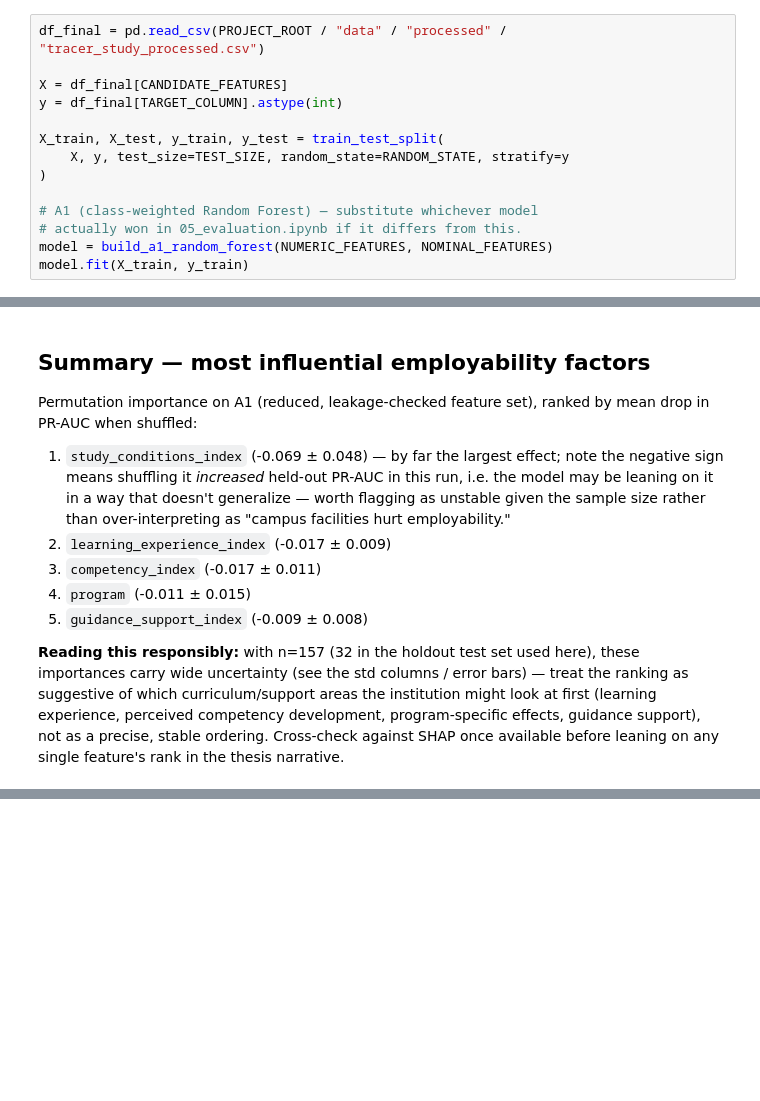
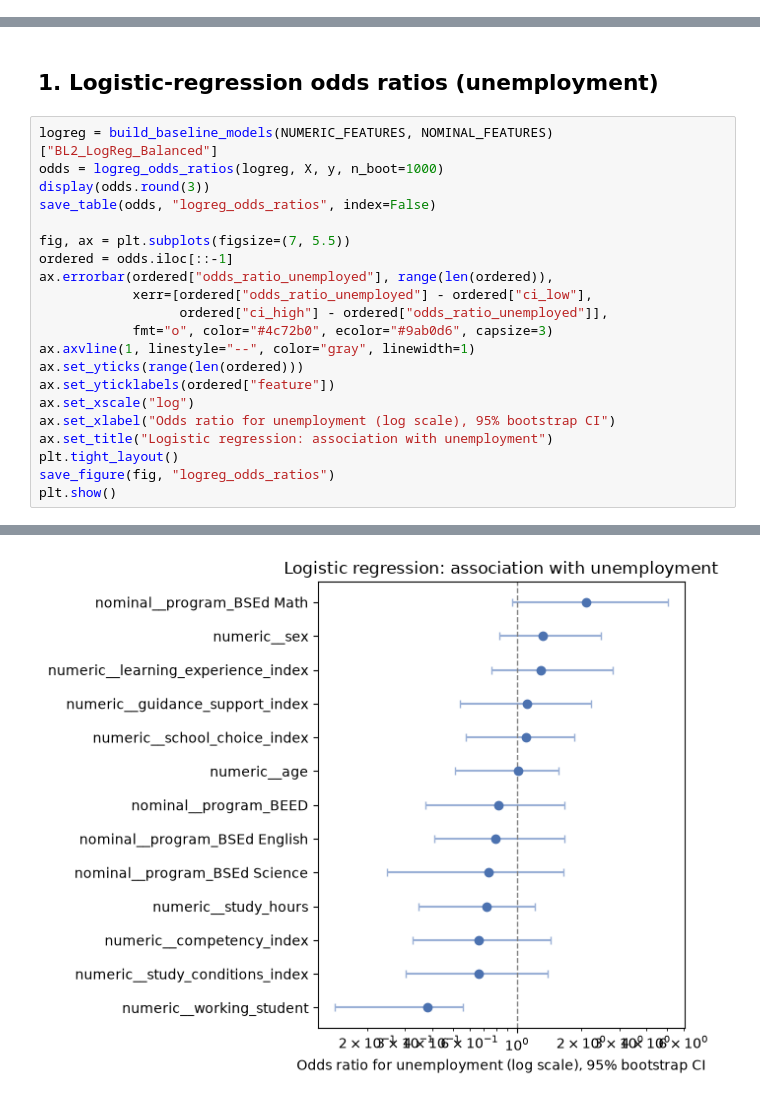
Before and after one commit to kbserrano/graduate-risk-analytics, a Jupyter notebook: notebooks/06_explainability.ipynb, the cells around one changed output, grey strips where cells are left out. Drawn from its saved outputs; the diff is of its cells as text; blank space fills up the shorter version.

```diff
--- a/notebooks/06_explainability.ipynb
+++ b/notebooks/06_explainability.ipynb
@@ -34,14 +48,0 @@ TEST_SIZE = 0.2
-# %%
-df_final = pd.read_csv(PROJECT_ROOT / "data" / "processed" / "tracer_study_processed.csv")
-
-X = df_final[CANDIDATE_FEATURES]
-y = df_final[TARGET_COLUMN].astype(int)
-
-X_train, X_test, y_train, y_test = train_test_split(
-    X, y, test_size=TEST_SIZE, random_state=RANDOM_STATE, stratify=y
-)
-
-# A1 (class-weighted Random Forest) — substitute whichever model
-# actually won in 05_evaluation.ipynb if it differs from this.
-model = build_a1_random_forest(NUMERIC_FEATURES, NOMINAL_FEATURES)
-model.fit(X_train, y_train)
@@ -145,24 +49,24 @@ save_table(importance_df, "shap_importance", index=False);
-# %% [markdown]
-## Summary — most influential employability factors
-
-Permutation importance on A1 (reduced, leakage-checked feature set),
-ranked by mean drop in PR-AUC when shuffled:
-
-1. `study_conditions_index` (-0.069 ± 0.048) — by far the largest effect;
-   note the negative sign means shuffling it *increased* held-out PR-AUC
-   in this run, i.e. the model may be leaning on it in a way that doesn't
-   generalize — worth flagging as unstable given the sample size rather
-   than over-interpreting as "campus facilities hurt employability."
-2. `learning_experience_index` (-0.017 ± 0.009)
-3. `competency_index` (-0.017 ± 0.011)
-4. `program` (-0.011 ± 0.015)
-5. `guidance_support_index` (-0.009 ± 0.008)
-
-**Reading this responsibly:** with n=157 (32 in the holdout test set used
-here), these importances carry wide uncertainty (see the std columns /
-error bars) — treat the ranking as suggestive of which curriculum/support
-areas the institution might look at first (learning experience, perceived
-competency development, program-specific effects, guidance support),
-not as a precise, stable ordering. Cross-check against SHAP once
-available before leaning on any single feature's rank in the thesis
-narrative.
+# %% [markdown]
+## 1. Logistic-regression odds ratios (unemployment)
+# %%
+logreg = build_baseline_models(NUMERIC_FEATURES, NOMINAL_FEATURES)["BL2_LogReg_Balanced"]
+odds = logreg_odds_ratios(logreg, X, y, n_boot=1000)
+display(odds.round(3))
+save_table(odds, "logreg_odds_ratios", index=False)
+
+fig, ax = plt.subplots(figsize=(7, 5.5))
+ordered = odds.iloc[::-1]
+ax.errorbar(ordered["odds_ratio_unemployed"], range(len(ordered)),
+            xerr=[ordered["odds_ratio_unemployed"] - ordered["ci_low"],
+                  ordered["ci_high"] - ordered["odds_ratio_unemployed"]],
+            fmt="o", color="#4c72b0", ecolor="#9ab0d6", capsize=3)
+ax.axvline(1, linestyle="--", color="gray", linewidth=1)
+ax.set_yticks(range(len(ordered)))
+ax.set_yticklabels(ordered["feature"])
+ax.set_xscale("log")
+ax.set_xlabel("Odds ratio for unemployment (log scale), 95% bootstrap CI")
+ax.set_title("Logistic regression: association with unemployment")
+plt.tight_layout()
+save_figure(fig, "logreg_odds_ratios")
+plt.show()
+# %% [output]
@@ -168,0 +87 @@ narrative.
+[figure, added]
```
Also changed, not shown: parts of 14 cells of this notebook, 44 other files.
